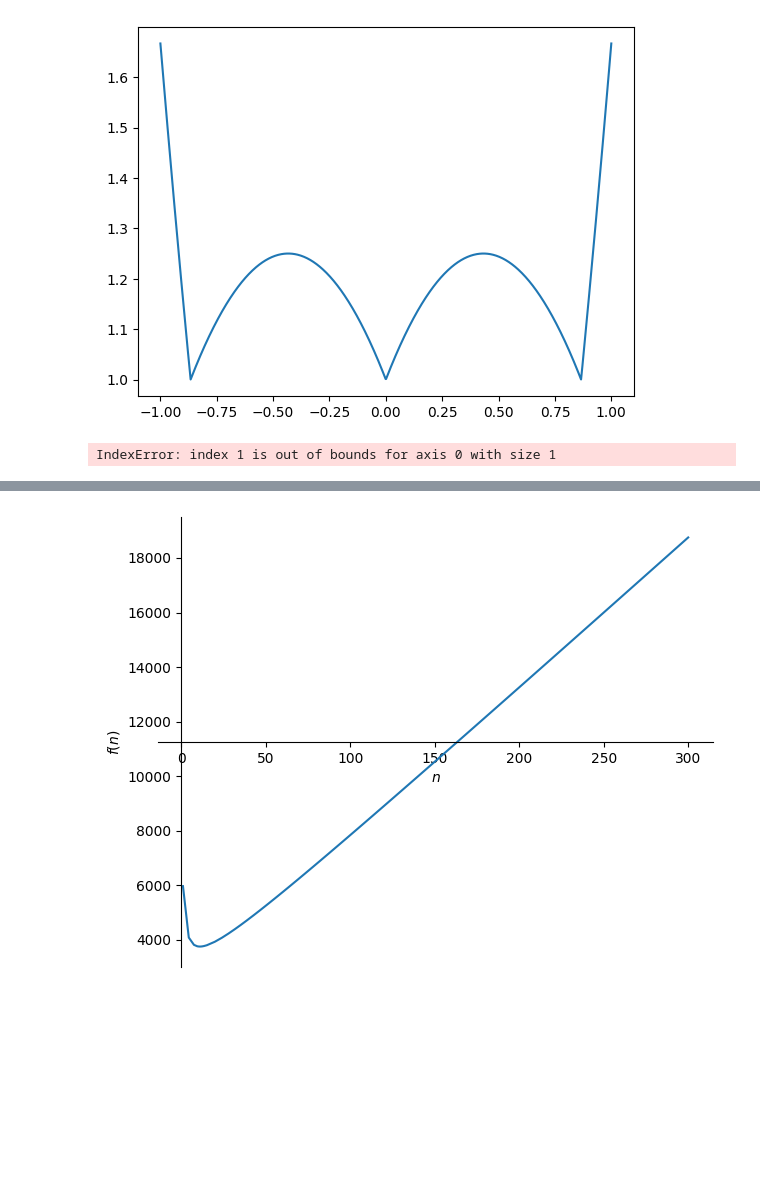
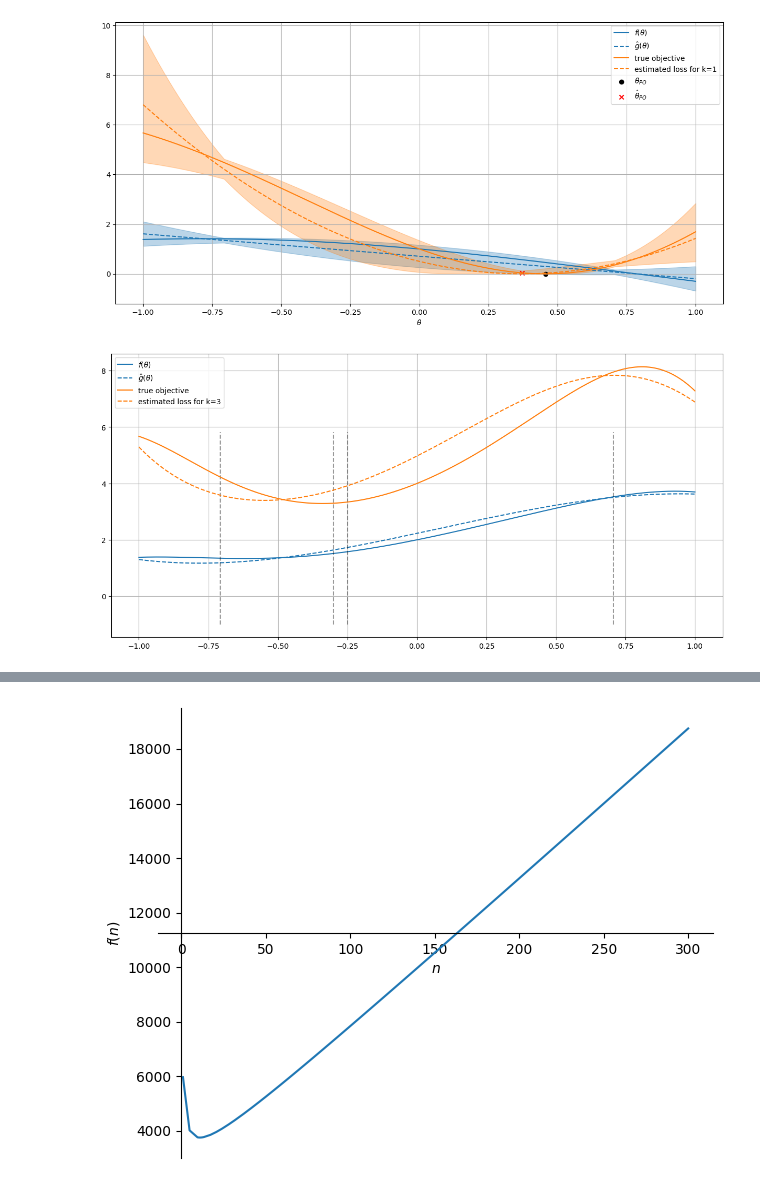
Before and after one commit to ivankirev13/Performative-Regression, a Jupyter notebook: performative_regression.ipynb, the cells around one changed output, grey strips where cells are left out. Saved outputs shown, nothing was run; the diff lists cells and outputs as text; code cells hidden in the pictures; blank space fills up the shorter version.

```diff
--- a/performative_regression.ipynb
+++ b/performative_regression.ipynb
@@ -222,9 +222,6 @@ class Performative_Regression:
     def plot_objectives(self):
 
         t = np.linspace(-1, 1, 1000)
-        ci = self.conf_interval_at_theta(t)
-        ci_2 = ci**2 + 2 * ci * (self.g_hat(t) - t)
-        ci_3 = ci**2 - 2 * ci * (self.g_hat(t) - t)
         plt.plot(t, self.true_loss(t), 'C1', label='true objective')
         plt.plot(t, self.estimated_loss(t), 'C1--', label=f'estimated loss for k={self.k}')
         plt.fill_between(t,
@@ -238,13 +235,3 @@ class Performative_Regression:
         plt.scatter(true_min, self.true_loss(true_min), label=r'$\theta_{PO}$', color='k')
         plt.scatter(estimated_min, self.true_loss(estimated_min), label=r'$\hat{\theta}_{PO}$', marker='x', color='r')
         plt.xlabel(r"$\theta$")
-
-
-
-pr = Performative_Regression(k=1, n=100, T=1, sigma=0.5, M=np.sqrt(2))
-plt.figure(figsize=(15, 7))
-pr.plot_f_vs_g()
-pr.plot_objectives()
-plt.grid()
-plt.legend()
-plt.show()
@@ -253,7 +238,10 @@ plt.show()
 # %%
-pr = Performative_Regression(k=2, n=100, T=1, sigma=0.5, M=np.sqrt(2))
-t = np.linspace(-1, 1, 1000)
-plt.plot(t, pr.lagrange_bound(t))
+pr = Performative_Regression(k=1, n=100, T=1, sigma=0.5, M=np.sqrt(2))
+plt.figure(figsize=(15, 7))
+pr.plot_f_vs_g()
+pr.plot_objectives()
+plt.grid()
+plt.legend()
 plt.show()
 # %% [output]
-[figure, old version]
+[figure, new version]
@@ -365,6 +247,0 @@ class Fast_PR:
-# %%
-fpr = Fast_PR(1000, 1, 1)
-
-fpr.g_hat(np.linspace(-1, 1, 1000))
-# %% [output]
-IndexError: index 1 is out of bounds for axis 0 with size 1
@@ -370,0 +376,14 @@ IndexError: index 1 is out of bounds for axis 0 with size 1
+# %%
+fpr = Fast_PR(T=1000, M=np.sqrt(2), sigma=0.1)
+
+plt.figure(figsize=(15, 7))
+nodes = np.append(fpr.xs, -1/4)
+nodes = np.append(nodes, -0.3)
+fpr.plot_f_and_g(nodes)
+fpr.plot_played_values(nodes)
+fpr.plot_objectives(nodes)
+plt.legend()
+plt.grid()
+plt.show()
+# %% [output]
+[figure, added]
```
Also changed, not shown: parts of 5 cells of this notebook.
